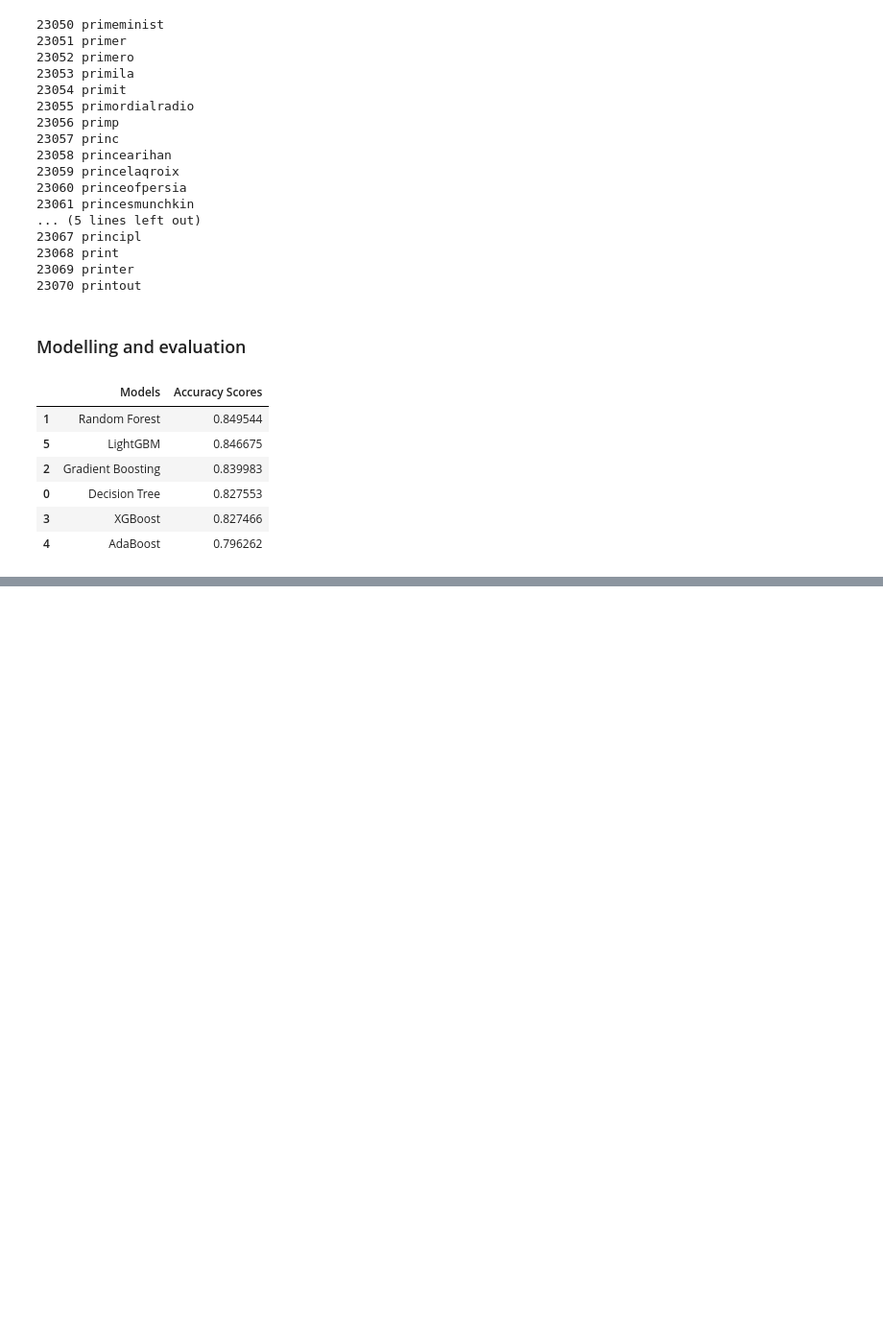
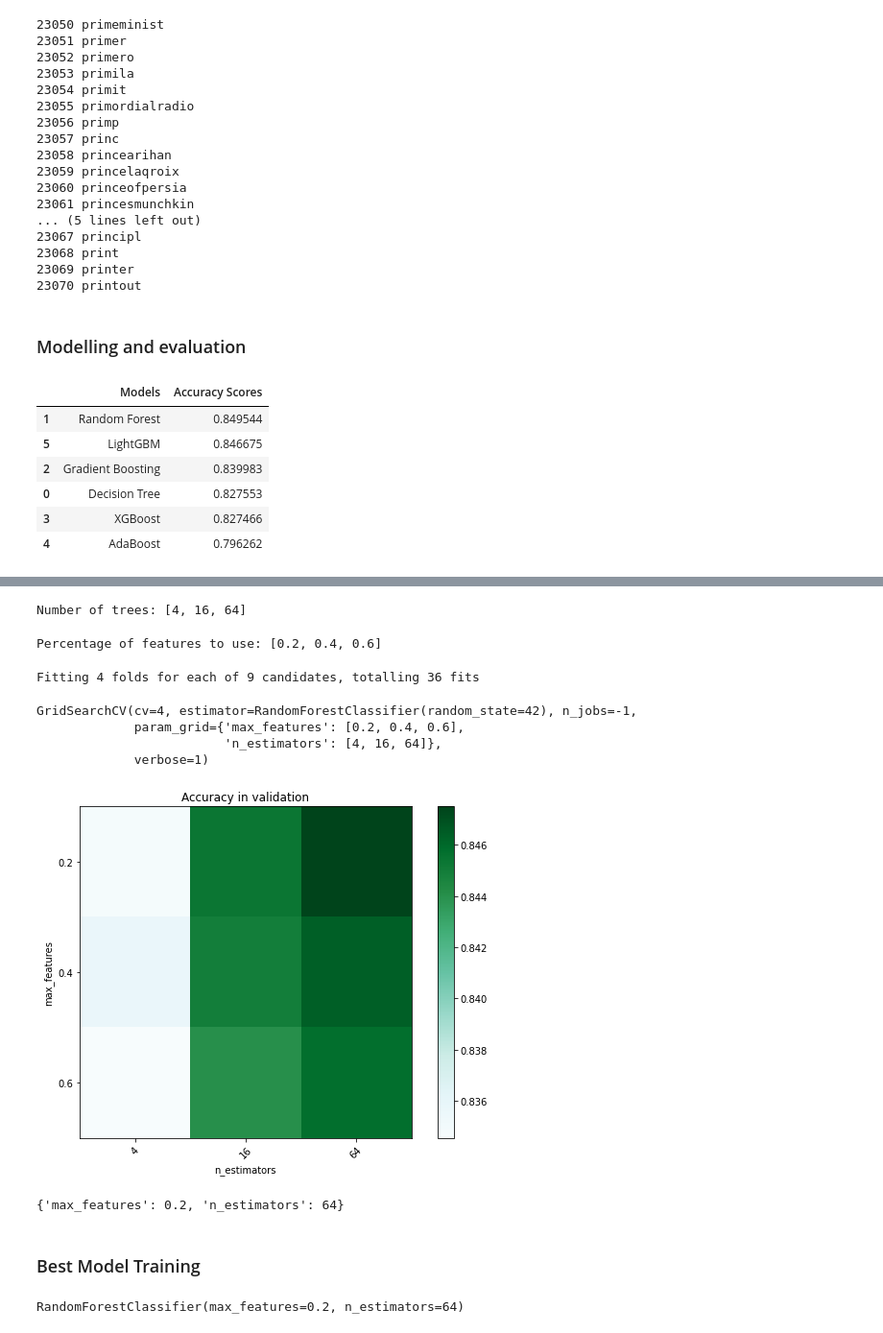
Before and after one commit to chiaracodes/EL-assignment, a Jupyter notebook: Cyberbullying_model/Cyberbulling_model_Maria_colab.ipynb, the cells around one changed output, grey strips where cells are left out. Shown: that part at 96% size. Drawn from its saved outputs; the diff is of its cells as text; code cells hidden in the pictures; blank space fills up the shorter version.

```diff
--- a/Cyberbullying_model/Cyberbulling_model_Maria_colab.ipynb
+++ b/Cyberbullying_model/Cyberbulling_model_Maria_colab.ipynb
@@ -528,0 +506,52 @@ other_cyberbullying       0.95      0.97      0.96      1963
+# %%
+max_features_params = [np.round(10**-1 * i, decimals=1) for i in range(2, 8, 2)]
+param_grid = {'n_estimators': [2**i for i in range(2, 8, 2)], 'max_features': max_features_params}
+# %%
+print('Number of trees: {}'.format(param_grid['n_estimators']))
+# %% [output]
+Number of trees: [4, 16, 64]
+# %%
+print('Percentage of features to use: {}'.format(param_grid['max_features']))
+# %% [output]
+Percentage of features to use: [0.2, 0.4, 0.6]
+# %%
+#It takes 36 min to run!
+from time import time
+from sklearn.model_selection import GridSearchCV
+start = time()
+clf = GridSearchCV(RandomForestClassifier(random_state=42), param_grid=param_grid, verbose=1, n_jobs=-1, cv=4)
+clf.fit(tf_idf_train_features,y_train_names)
+# %% [output]
+Fitting 4 folds for each of 9 candidates, totalling 36 fits
+GridSearchCV(cv=4, estimator=RandomForestClassifier(random_state=42), n_jobs=-1,
+             param_grid={'max_features': [0.2, 0.4, 0.6],
+                         'n_estimators': [4, 16, 64]},
+             verbose=1)
+# %%
+scores = clf.cv_results_['mean_test_score'].reshape(len(param_grid['max_features']),
+                                                    len(param_grid['n_estimators']))
+# %%
+plt.figure(figsize=(10, 6))
+plt.subplots_adjust(left=.2, right=0.95, bottom=0.15, top=0.95)
+plt.imshow(scores, interpolation='nearest', cmap=cm.BuGn)
+plt.xlabel('n_estimators')
+plt.ylabel('max_features')
+plt.colorbar()
+plt.xticks(np.arange(len(param_grid['n_estimators'])), param_grid['n_estimators'], rotation=45)
+plt.yticks(np.arange(len(param_grid['max_features'])), param_grid['max_features'])
+plt.title('Accuracy in validation')
+plt.show()
+# %% [output]
+[figure, added]
+# %%
+clf.best_params_
+# %% [output]
+{'max_features': 0.2, 'n_estimators': 64}
+# %% [markdown]
+### Best Model Training
+# %%
+rf = RandomForestClassifier(n_estimators=64, max_features=0.2)
+
+rf.fit(tf_idf_train_features,y_train_names)
+# %% [output]
+RandomForestClassifier(max_features=0.2, n_estimators=64)
```
Also changed, not shown: parts of 11 cells of this notebook.
